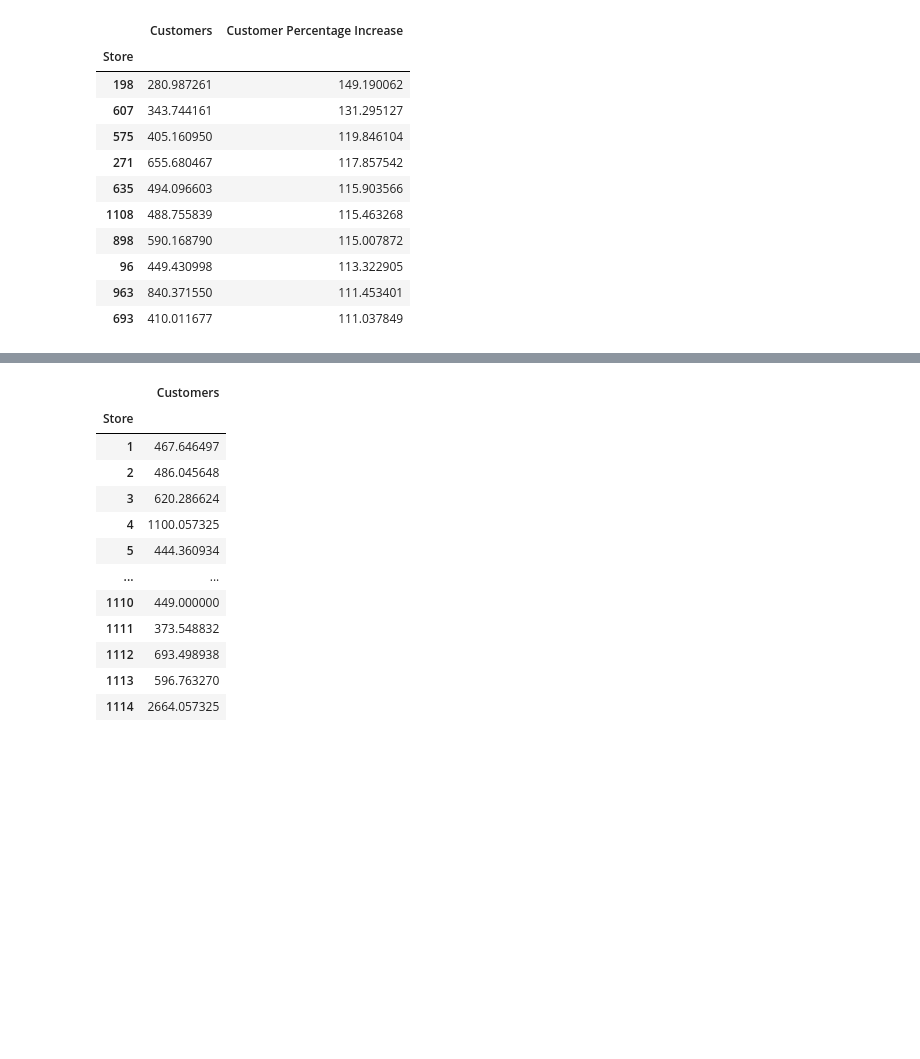
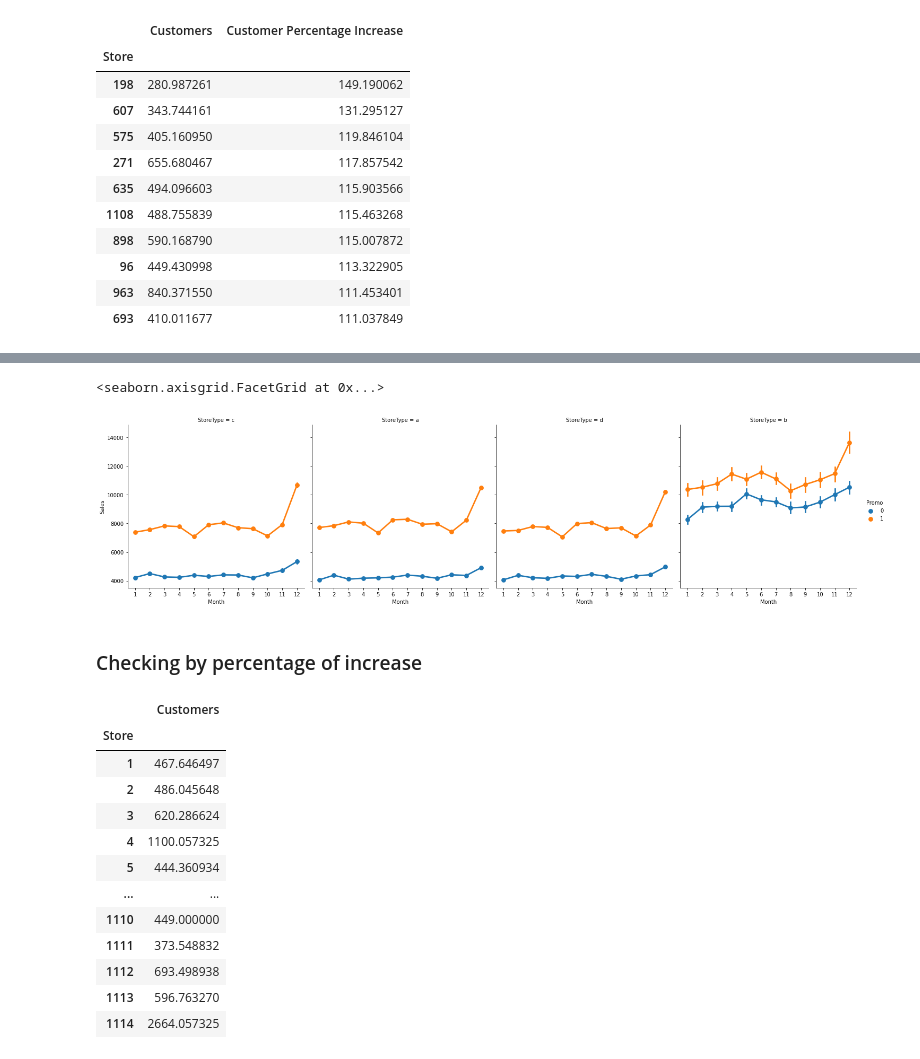
Before and after one commit to DePacifier/pharmacy_sales_prediction, a Jupyter notebook: notebooks/data_exploration.ipynb, the cells around one changed output, grey strips where cells are left out. Drawn from its saved outputs; the diff is of its cells as text; code cells hidden in the pictures; blank space fills up the shorter version.

```diff
--- a/notebooks/data_exploration.ipynb
+++ b/notebooks/data_exploration.ipynb
@@ -478,3 +475,11 @@ customer_info.sort_values(
+# %%
+sns.catplot(data=joined_df, x="Month", y="Sales",
+            col='StoreType', hue='Promo', kind='point')
+# %% [output]
+<seaborn.axisgrid.FacetGrid at 0x...>
+[figure, added]
+# %% [markdown]
+### Checking by percentage of increase
 # %%
 # Promos are better deployed if they show a high percentage of increase
 def get_increase_per_store(grouped_cutomer_list: list, profitable_promo:float=10) -> list:
```
Also changed, not shown: parts of 52 cells of this notebook, 1 other file.
